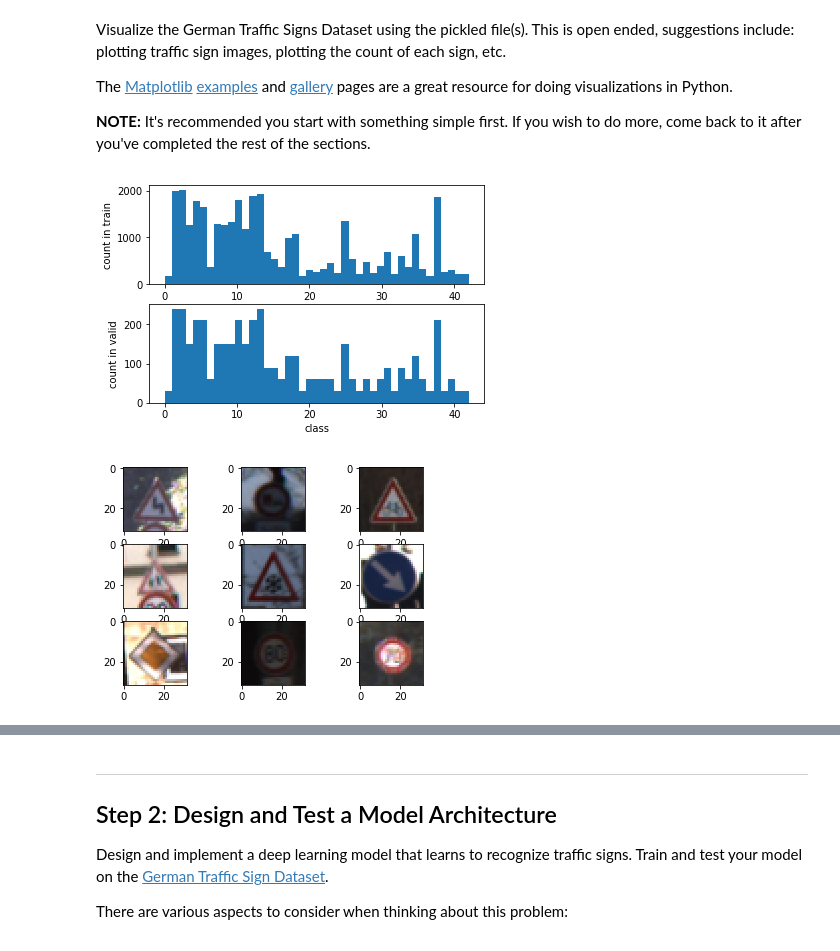
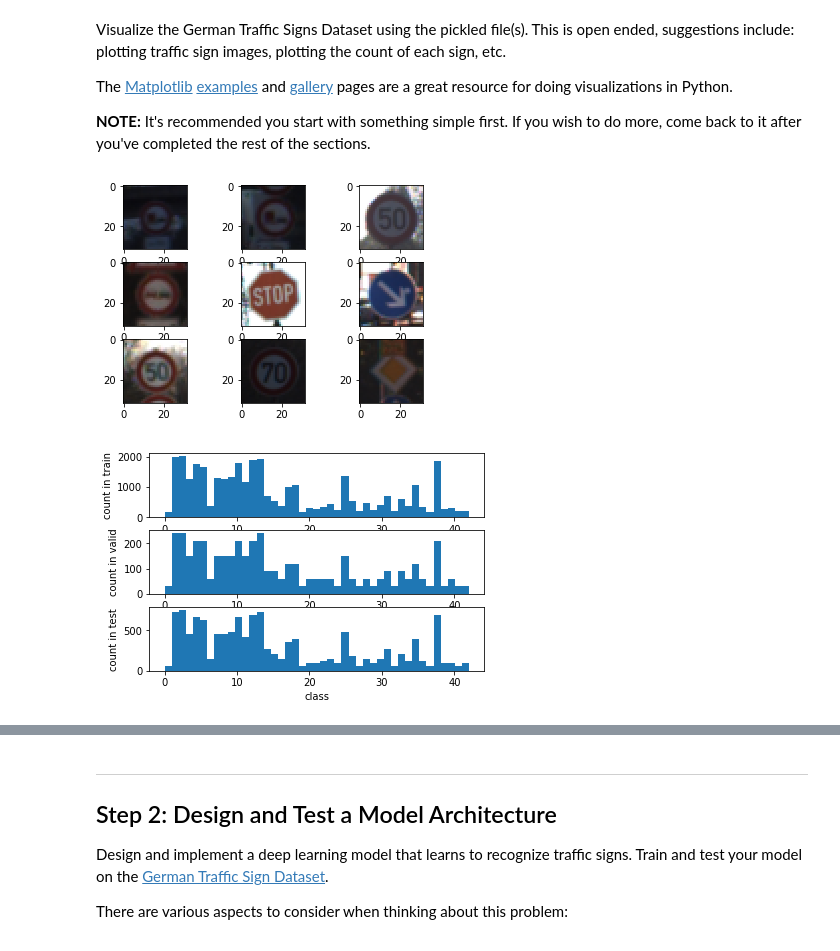
Before and after one commit to ironthrone/Traffic-Sign-Classifier, a Jupyter notebook: Traffic_Sign_Classifier.ipynb, the cells around one changed output, grey strips where cells are left out. Saved outputs shown, nothing was run; the diff lists cells and outputs as text; code cells hidden in the pictures.

```diff
--- a/Traffic_Sign_Classifier.ipynb
+++ b/Traffic_Sign_Classifier.ipynb
@@ -114,33 +110,47 @@ The [Matplotlib](http://matplotlib.org/) [examples](http://matplotlib.org/exampl
 # %%
 ### Data exploration visualization code goes here.
 ### Feel free to use as many code cells as needed.
 import matplotlib.pyplot as plt
 # Visualizations will be shown in the notebook.
 %matplotlib inline
 
-plt.subplot(2,1,1)
+
+import random
+
+random.seed()
+
+size = len(train_features)
+for i in range(1,10):
+    plt.subplot(3,3,i)
+    plt.imshow(train_features[random.randint(1,size)])
+plt.savefig('output_images/random_images.png')
+plt.show()
+
+
+def hist_class(labels,ylabel,path = None,class_bin=n_classes):
+    plt.subplot(2,1,1)
+    plt.hist(labels,class_bin)
+    plt.xlabel('class')
+    plt.ylabel(ylabel)
+    if  path:
+        plt.savefig(path)
+    plt.show()
+
+plt.subplot(3,1,1)
 plt.hist(train_labels,n_classes)
 plt.xlabel('class')
 plt.ylabel('count in train')
-
-plt.subplot(2,1,2)
+plt.subplot(3,1,2)
 plt.hist(valid_labels,n_classes)
 plt.xlabel('class')
 plt.ylabel('count in valid')
-plt.savefig('distributionAlongClass.png')
+
+plt.subplot(3,1,3)
+plt.hist(test_labels,n_classes)
+plt.xlabel('class')
+plt.ylabel('count in test')
+plt.savefig('output_images/distribution.png')
 plt.show()
 # %% [output]
-[figure, old version]
+[figure, new version]
+[figure, added]
-# %%
-import random
-
-random.seed()
-
-size = len(train_features)
-for i in range(1,10):
-    plt.subplot(3,3,i)
-    plt.imshow(train_features[random.randint(1,size)])
-plt.savefig('randomImages.png')
-plt.show()
-# %% [output]
-[figure, removed]
```
Also changed, not shown: parts of 23 cells of this notebook, 23 other files.
